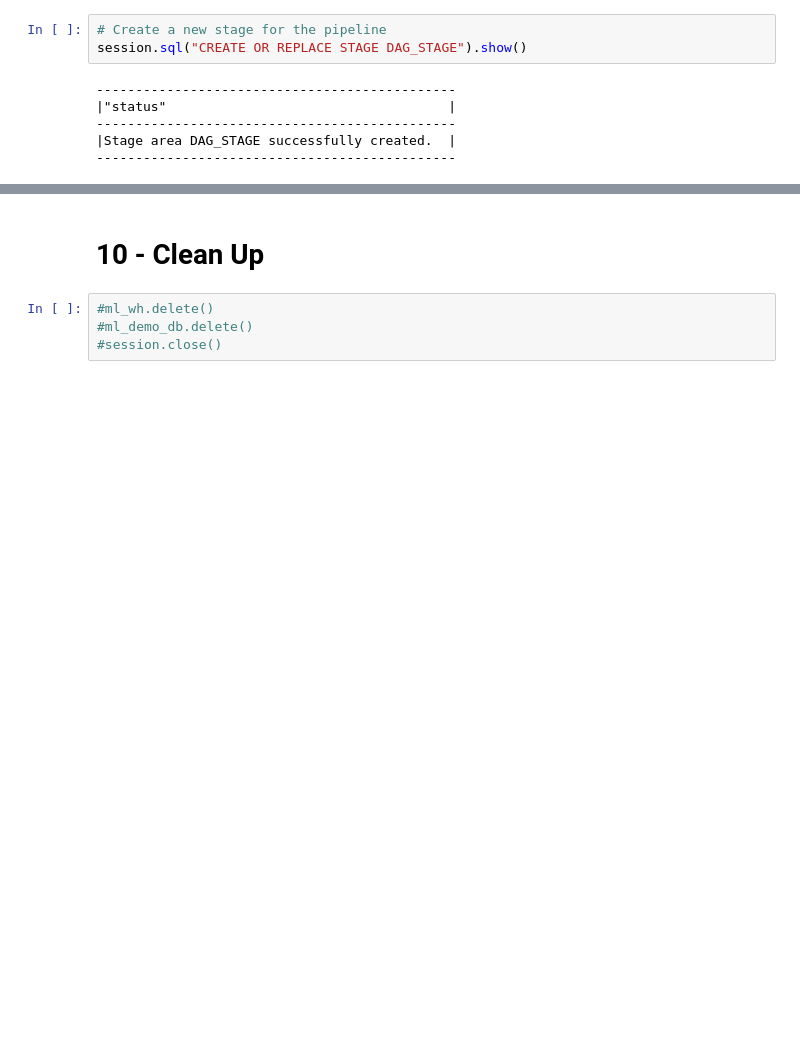
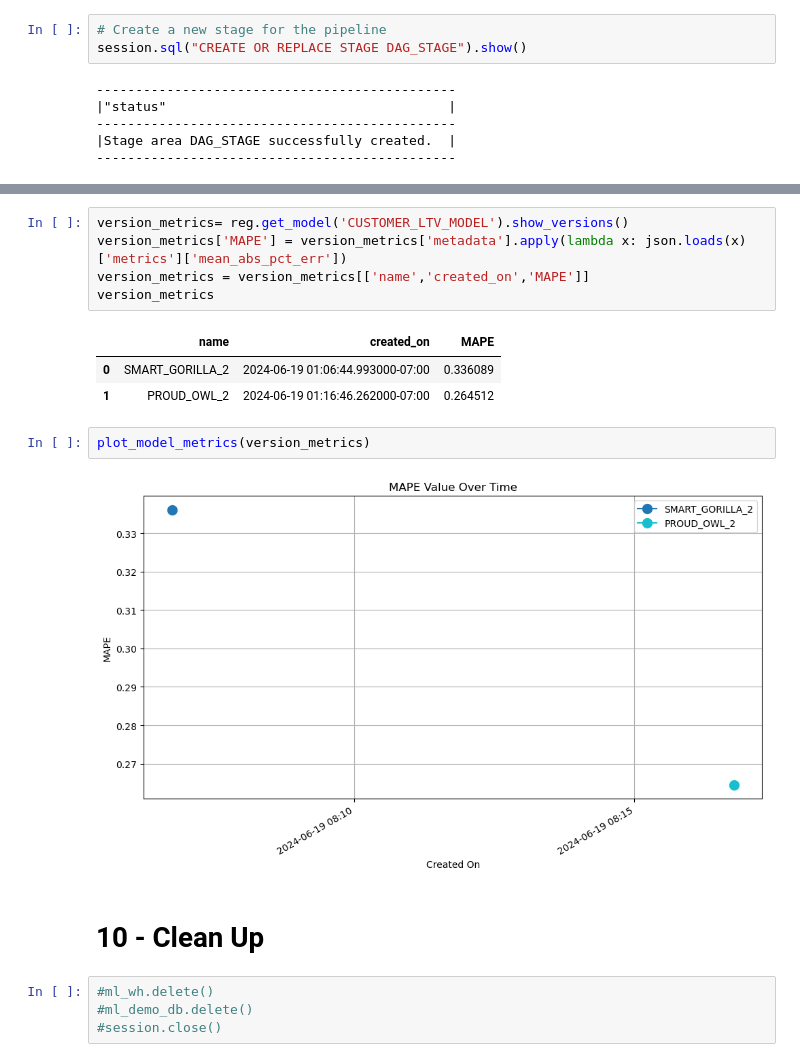
Before and after one commit to michaelgorkow/snowflake_simple_ml, a Jupyter notebook: demo_notebook.ipynb, the cells around one changed output, grey strips where cells are left out. Drawn from its saved outputs; the diff is of its cells as text; blank space fills up the shorter version.

```diff
--- a/demo_notebook.ipynb
+++ b/demo_notebook.ipynb
@@ -509,3 +687,16 @@ reg.show_models()
+# %%
+version_metrics= reg.get_model('CUSTOMER_LTV_MODEL').show_versions()
+version_metrics['MAPE'] = version_metrics['metadata'].apply(lambda x: json.loads(x)['metrics']['mean_abs_pct_err'])
+version_metrics = version_metrics[['name','created_on','MAPE']]
+version_metrics
+# %% [output]
+|  | name | created_on | MAPE |
+| 0 | SMART_GORILLA_2 | 2024-06-19 01:06:44.993000-07:00 | 0.336089 |
+| 1 | PROUD_OWL_2 | 2024-06-19 01:16:46.262000-07:00 | 0.264512 |
+# %%
+plot_model_metrics(version_metrics)
+# %% [output]
+[figure, added]
 # %% [markdown]
 # 10 - Clean Up
 # %%
```
Also changed, not shown: parts of 51 cells of this notebook, 5 other files.
